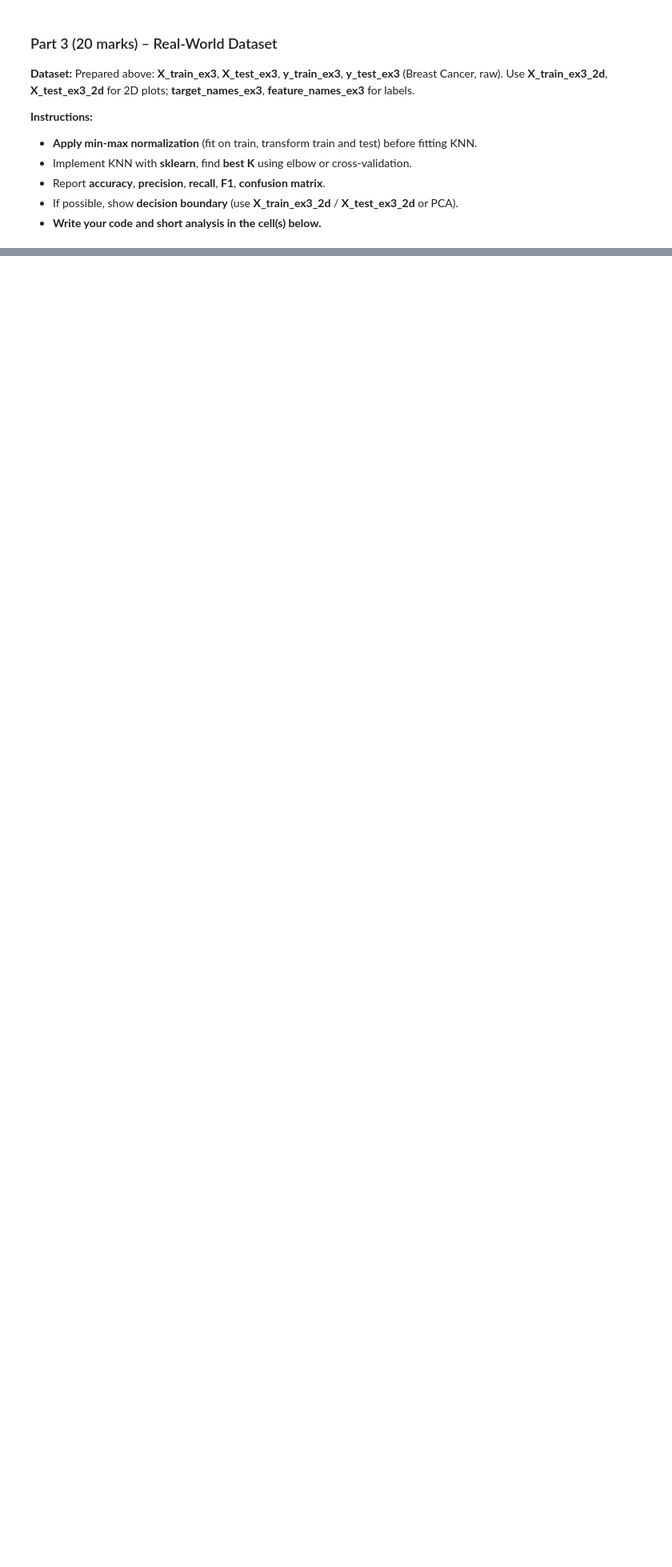
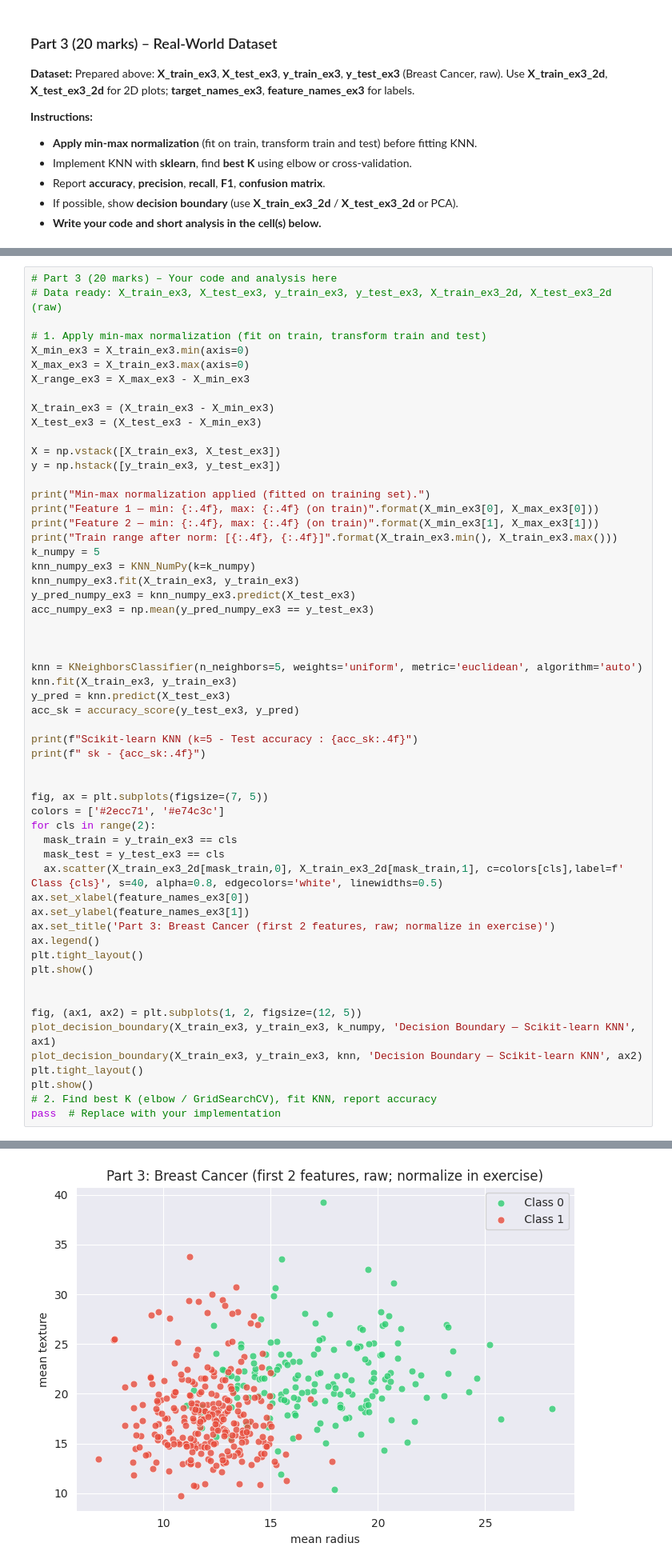
Before and after one commit to Sultonmahmudov/week1-lab201, a Jupyter notebook: Week_7_KNN_NumPy_vs_ScikitLearn.ipynb, the cells around one changed output, grey strips where cells are left out. Shown at 80% size. Cells and saved outputs as stored; diff of their text form; blank space fills up the shorter version.

```diff
--- a/Week_7_KNN_NumPy_vs_ScikitLearn.ipynb
+++ b/Week_7_KNN_NumPy_vs_ScikitLearn.ipynb
@@ -488,0 +589,58 @@ pass  # Replace with your implementation
+# %%
+# Part 3 (20 marks) – Your code and analysis here
+# Data ready: X_train_ex3, X_test_ex3, y_train_ex3, y_test_ex3, X_train_ex3_2d, X_test_ex3_2d (raw)
+
+# 1. Apply min-max normalization (fit on train, transform train and test)
+X_min_ex3 = X_train_ex3.min(axis=0)
+X_max_ex3 = X_train_ex3.max(axis=0)
+X_range_ex3 = X_max_ex3 - X_min_ex3
+
+X_train_ex3 = (X_train_ex3 - X_min_ex3)
+X_test_ex3 = (X_test_ex3 - X_min_ex3)
+
+X = np.vstack([X_train_ex3, X_test_ex3])
+y = np.hstack([y_train_ex3, y_test_ex3])
+
+print("Min-max normalization applied (fitted on training set).")
+print("Feature 1 — min: {:.4f}, max: {:.4f} (on train)".format(X_min_ex3[0], X_max_ex3[0]))
+print("Feature 2 — min: {:.4f}, max: {:.4f} (on train)".format(X_min_ex3[1], X_max_ex3[1]))
+print("Train range after norm: [{:.4f}, {:.4f}]".format(X_train_ex3.min(), X_train_ex3.max()))
+k_numpy = 5
+knn_numpy_ex3 = KNN_NumPy(k=k_numpy)
+knn_numpy_ex3.fit(X_train_ex3, y_train_ex3)
+y_pred_numpy_ex3 = knn_numpy_ex3.predict(X_test_ex3)
+acc_numpy_ex3 = np.mean(y_pred_numpy_ex3 == y_test_ex3)
+
+
+
+knn = KNeighborsClassifier(n_neighbors=5, weights='uniform', metric='euclidean', algorithm='auto')
+knn.fit(X_train_ex3, y_train_ex3)
+y_pred = knn.predict(X_test_ex3)
+acc_sk = accuracy_score(y_test_ex3, y_pred)
+
+print(f"Scikit-learn KNN (k=5 - Test accuracy : {acc_sk:.4f}")
+print(f" sk - {acc_sk:.4f}")
+
+
+fig, ax = plt.subplots(figsize=(7, 5))
+colors = ['#2ecc71', '#e74c3c']
+for cls in range(2):
+  mask_train = y_train_ex3 == cls
+  mask_test = y_test_ex3 == cls
+  ax.scatter(X_train_ex3_2d[mask_train,0], X_train_ex3_2d[mask_train,1], c=colors[cls],label=f' Class {cls}', s=40, alpha=0.8, edgecolors='white', linewidths=0.5)
+ax.set_xlabel(feature_names_ex3[0])
+ax.set_ylabel(feature_names_ex3[1])
+ax.set_title('Part 3: Breast Cancer (first 2 features, raw; normalize in exercise)')
+ax.legend()
+plt.tight_layout()
+plt.show()
+
+
+fig, (ax1, ax2) = plt.subplots(1, 2, figsize=(12, 5))
+plot_decision_boundary(X_train_ex3, y_train_ex3, k_numpy, 'Decision Boundary — Scikit-learn KNN', ax1)
+plot_decision_boundary(X_train_ex3, y_train_ex3, knn, 'Decision Boundary — Scikit-learn KNN', ax2)
+plt.tight_layout()
+plt.show()
+# 2. Find best K (elbow / GridSearchCV), fit KNN, report accuracy
+pass  # Replace with your implementation
+# %% [output]
@@ -488,0 +653 @@ pass  # Replace with your implementation
+[figure, added]
```
Also changed, not shown: parts of 9 cells of this notebook.
